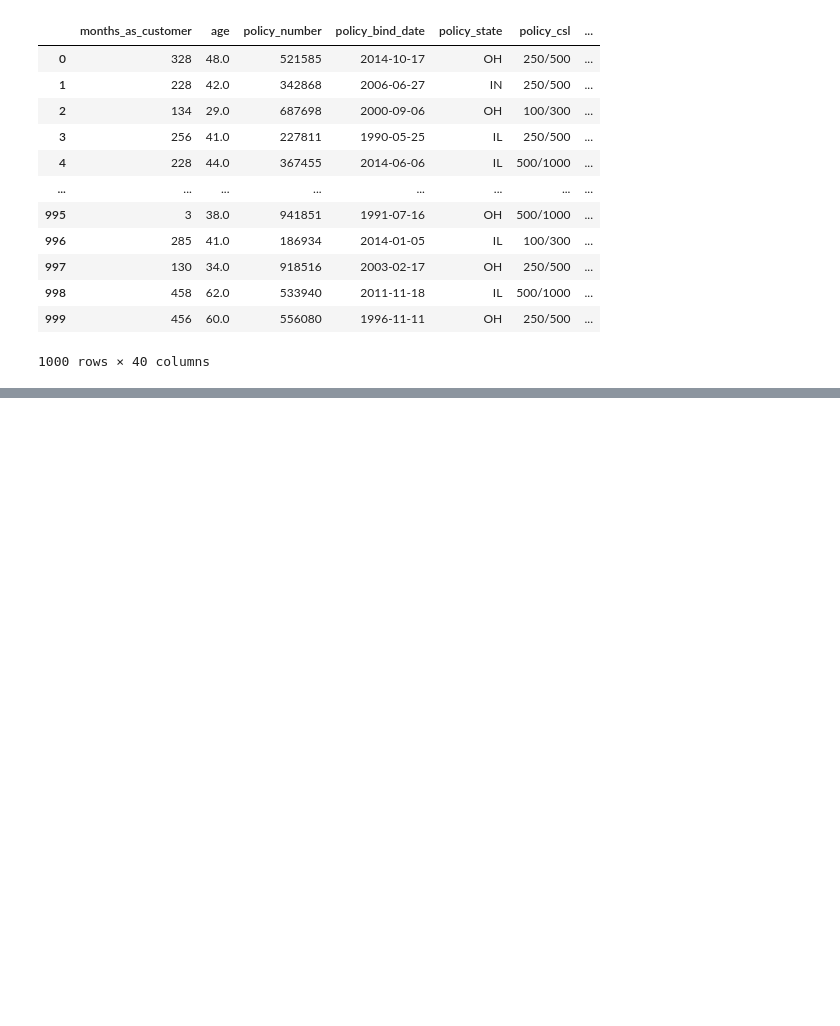
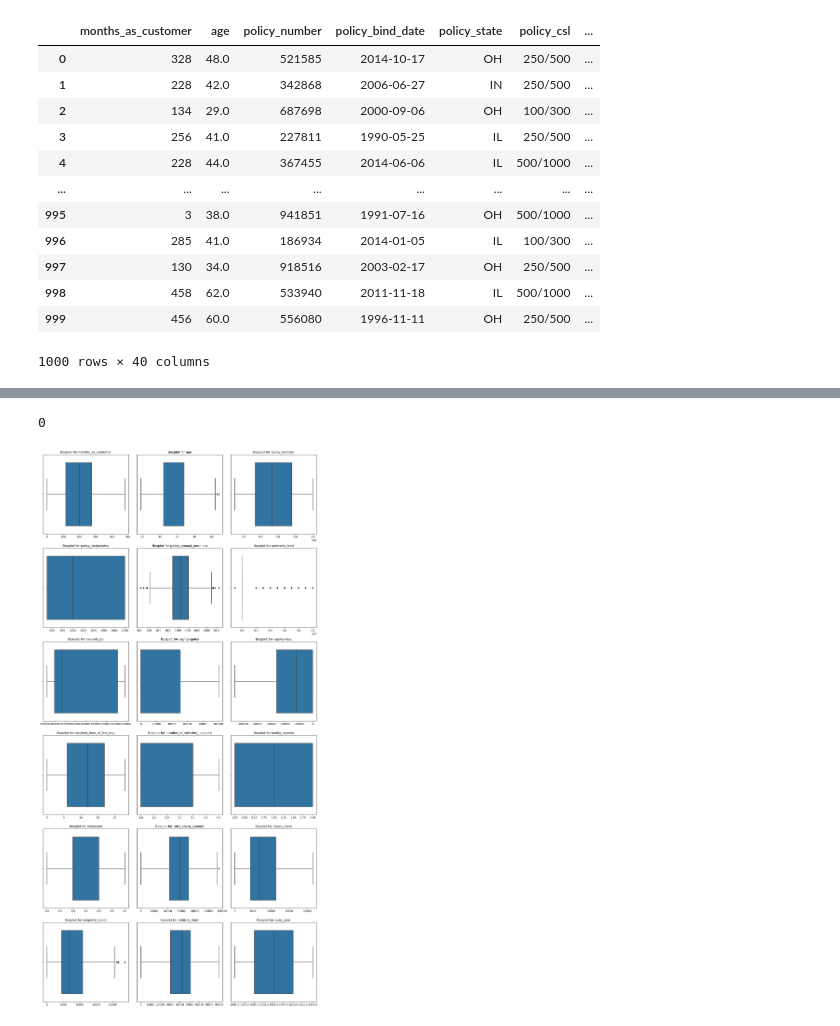
Before and after one commit to Lindelani82/Insurance-Claim-Detection-project, a Jupyter notebook: Untitled-1.ipynb, the cells around one changed output, grey strips where cells are left out. Drawn from its saved outputs; the diff is of its cells as text; code cells hidden in the pictures; blank space fills up the shorter version.

Commit message:
Undurtsanding the Data

```diff
--- a/Untitled-1.ipynb
+++ b/Untitled-1.ipynb
@@ -28,3 +33,5 @@ data
 | 998 | 458 | 62.0 | 533940 | 2011-11-18 | IL | 500/1000 | ... |
 | 999 | 456 | 60.0 | 556080 | 1996-11-11 | OH | 250/500 | ... |
 1000 rows × 40 columns
+# %%
+new_data=data.copy()
@@ -30,0 +146,2 @@ data
+# %%
+new_data.drop("_c39", axis=1, inplace=True)
@@ -30,0 +164,31 @@ data
+# %%
+new_data.duplicated().sum()
+# %% [output]
+0
+# %%
+
+# Select numerical columns
+numerical_columns = new_data.select_dtypes(include=['float64', 'int64']).columns
+
+# Determine grid size
+n_cols = 3  # Number of plots per row
+n_rows = math.ceil(len(numerical_columns) / n_cols)
+
+# Create subplots
+fig, axes = plt.subplots(n_rows, n_cols, figsize=(15, 5 * n_rows))  # Adjust size
+axes = axes.flatten()  # Flatten axes for easy iteration
+
+# Plot each column
+for i, column in enumerate(numerical_columns):
+    sns.boxplot(data=new_data, x=column, ax=axes[i])
+    axes[i].set_title(f'Boxplot for {column}')
+    axes[i].set_xlabel('')  # Remove x-label to reduce clutter
+
+# Remove any empty subplots
+for j in range(i + 1, len(axes)):
+    fig.delaxes(axes[j])
+
+plt.tight_layout()
+plt.show()
+# %% [output]
+[figure, added]
```
Also changed, not shown: parts of 12 cells of this notebook, 1 other file.
